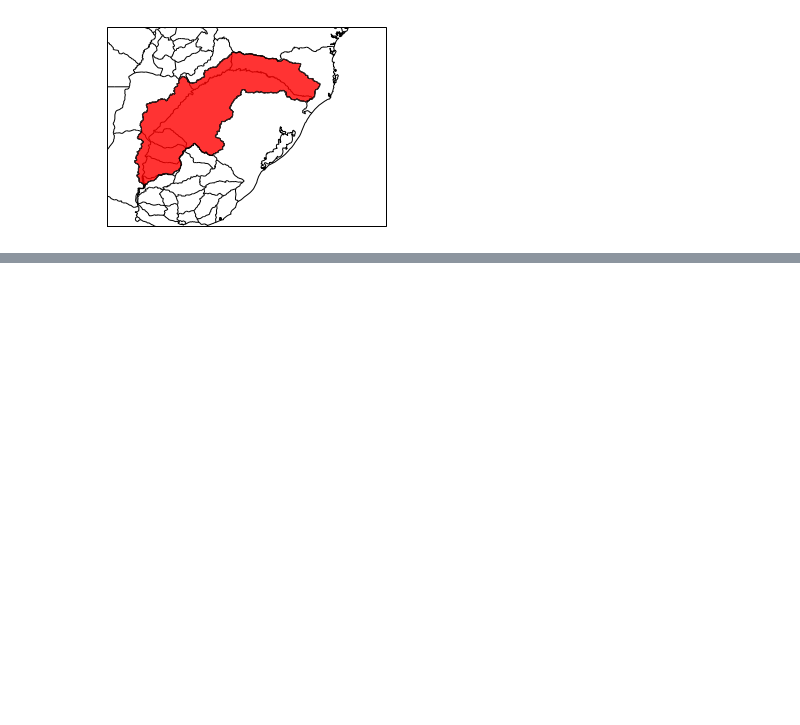
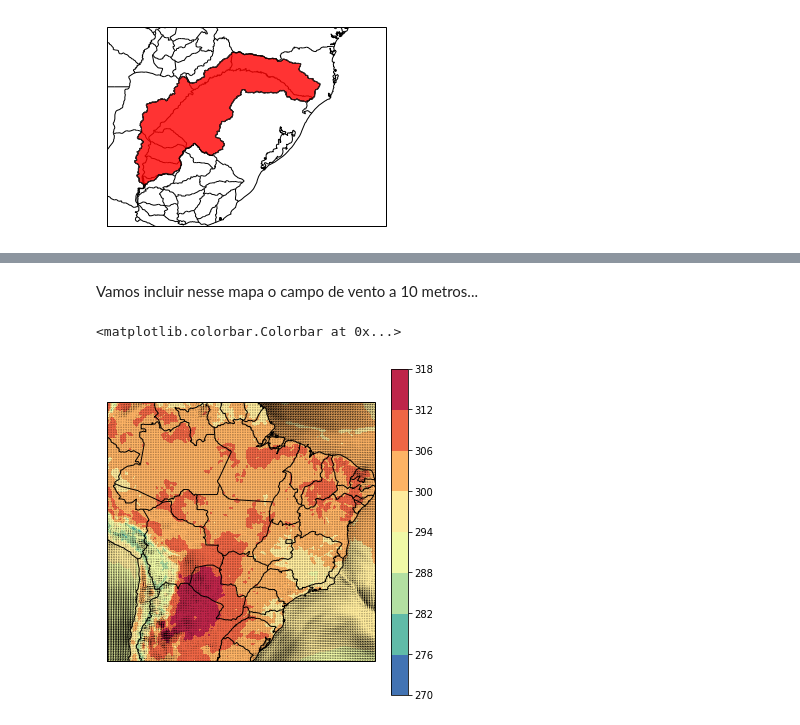
Before and after one commit to rafaelcabreu/PythonTutorial, a Jupyter notebook: 04_xarray_cartopy.ipynb, the cells around one changed output, grey strips where cells are left out. Saved outputs shown, nothing was run; the diff lists cells and outputs as text; code cells hidden in the pictures; blank space fills up the shorter version.

```diff
--- a/04_xarray_cartopy.ipynb
+++ b/04_xarray_cartopy.ipynb
@@ -547,0 +562,15 @@ ax.add_geometries(shp, ccrs.PlateCarree(), edgecolor='k', facecolor='red', alpha
+# %% [markdown]
+Vamos incluir nesse mapa o campo de vento a 10 metros...
+# %%
+fig, ax = plt.subplots(figsize=(6,6), subplot_kw={'projection': ccrs.PlateCarree()})
+
+lons, lats = np.meshgrid(ds['lon'], ds['lat'])
+
+cf = ax.contourf(lons, lats, ds['tmax'].isel(time=0), cmap='Spectral_r')
+qv = ax.quiver(lons, lats, ds['10u'].isel(time=0), ds['10v'].isel(time=0))
+
+my_features(ax, [-75, -35, -32, 5], '50m')
+plt.colorbar(cf, ax=ax)
+# %% [output]
+<matplotlib.colorbar.Colorbar at 0x...>
+[figure, added]
```
Also changed, not shown: parts of 17 cells of this notebook, 1 other file.
